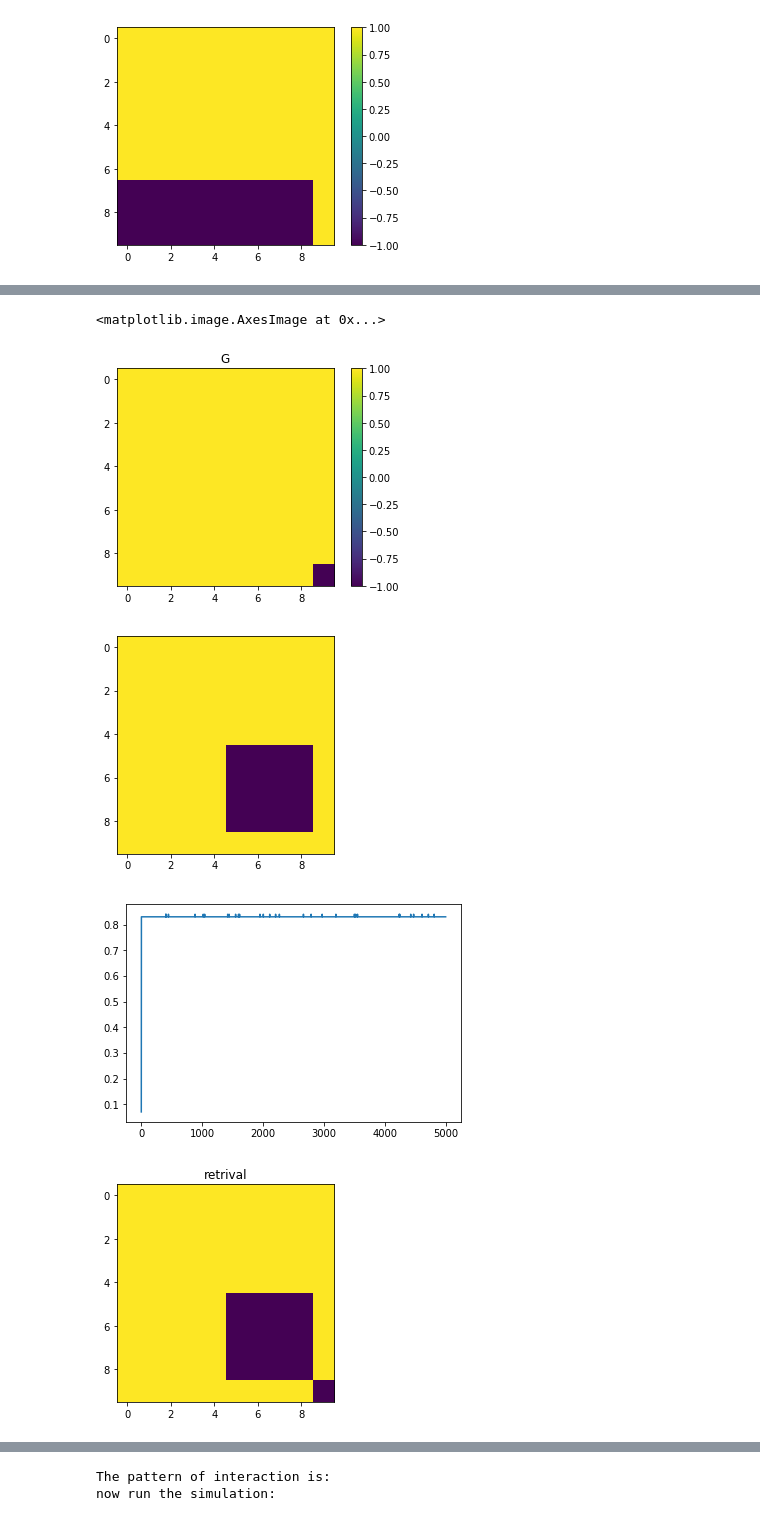
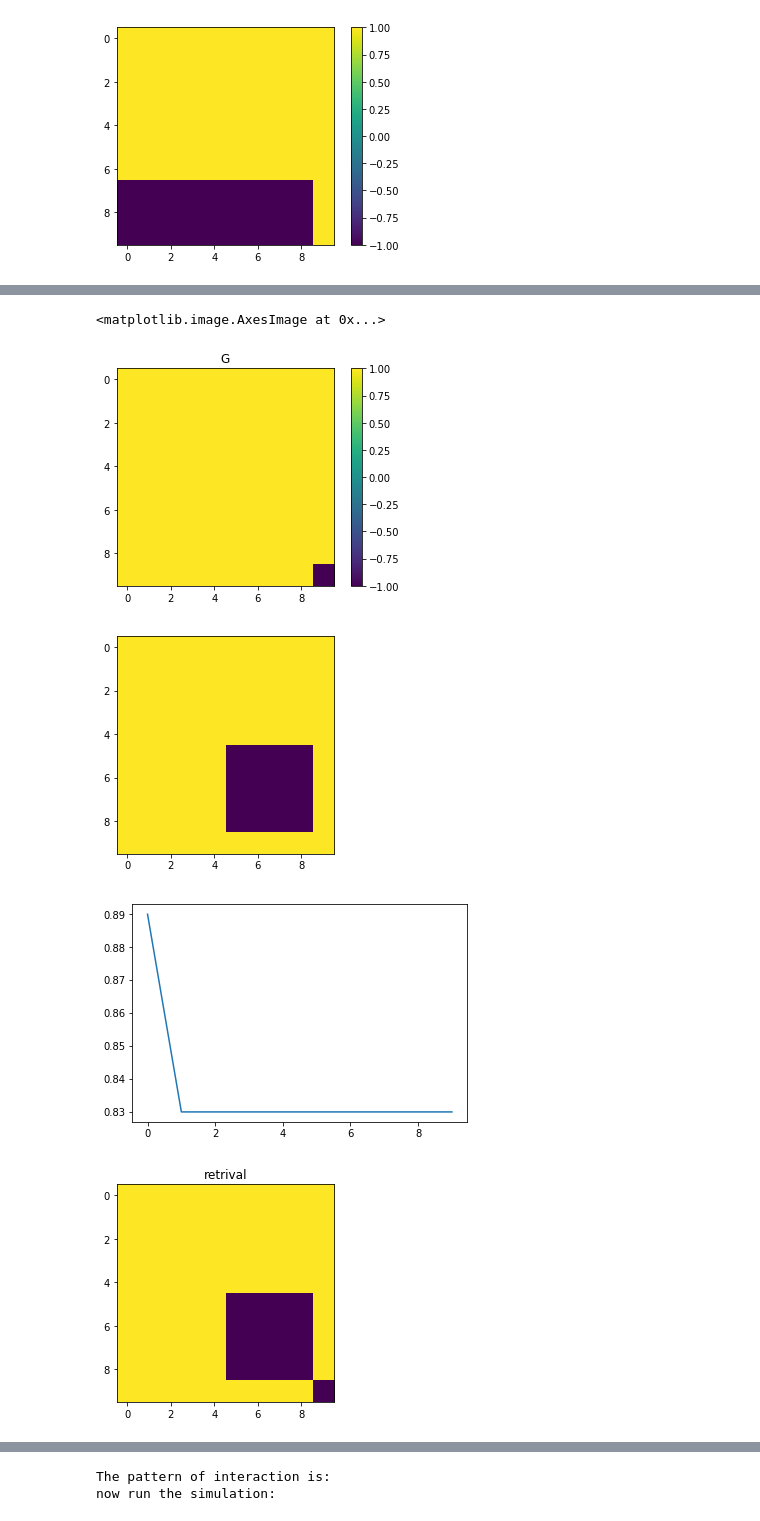
Before and after one commit to g-torr/storing-pattern, a Jupyter notebook: store pattern.ipynb, the cells around one changed output, grey strips where cells are left out. Cells and saved outputs as stored; diff of their text form; code cells hidden in the pictures.

```diff
--- a/store pattern.ipynb
+++ b/store pattern.ipynb
@@ -92,7 +44,7 @@ $$
 # %%
 numpy.random.seed()
-def dynamics_light(n, T, J, theta, N1):
-    N_iterations = 5000
+def dynamics(n, T, J, theta, N1):
+    N_iterations = 10
 
     t = 1
     traj=[]
@@ -119,26 +71,28 @@ shape(trj)
 # %%
-N=100
-n=where(rand(N)>0.9,1,0)
 G=zeros((10,10))+1;
 G[-1:,-1:]=-1
 title("G")
 imshow(G)
 colorbar()
 figure()
 H=zeros((10,10))+1
 H[5:9,5:9]=-1;
 imshow(H)
 figure()
-xi=(G+H).flatten()
+xi_1=G.flatten()
+xi_2=H.flatten()
+xi=mean([xi_1,xi_2],axis=0)
 J=outer(xi,xi)
-trj=dynamics_light(n,0.5,J,2,N)
-plot(mean(trj,axis=1))
+N=len(G)**2
+n=where(rand(N)>0.1,1,0)
+trj=dynamics(n,0.5,J,10,N)
+plot(dot(trj,G.flatten()/N))
 figure()
 title("retrival")
 imshow(reshape(trj[-1],(10,10)))
 # %% [output]
 <matplotlib.image.AxesImage at 0x...>
 [figure]
 [figure]
-[figure, old version]
+[figure, new version]
 [figure]
```
Also changed, not shown: parts of 13 cells of this notebook.
